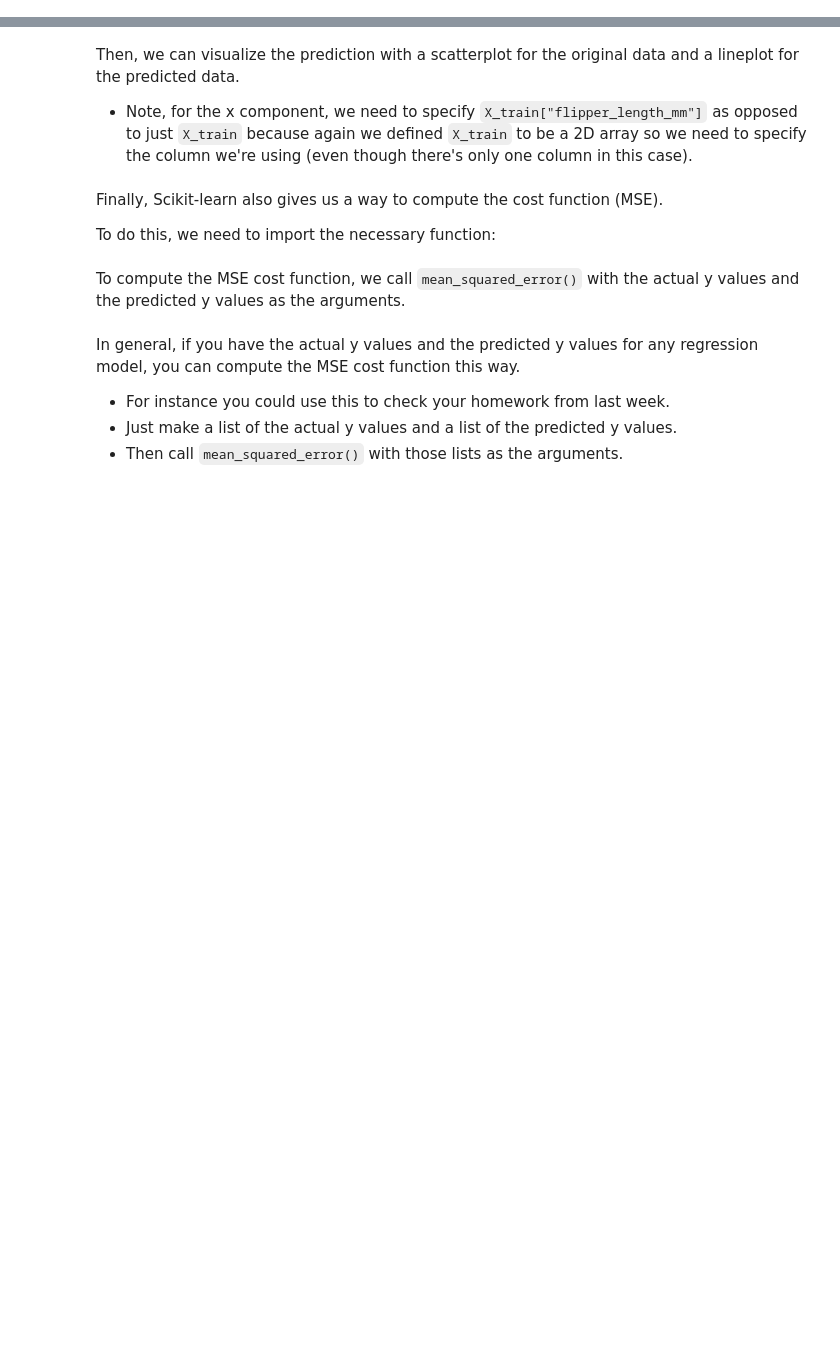
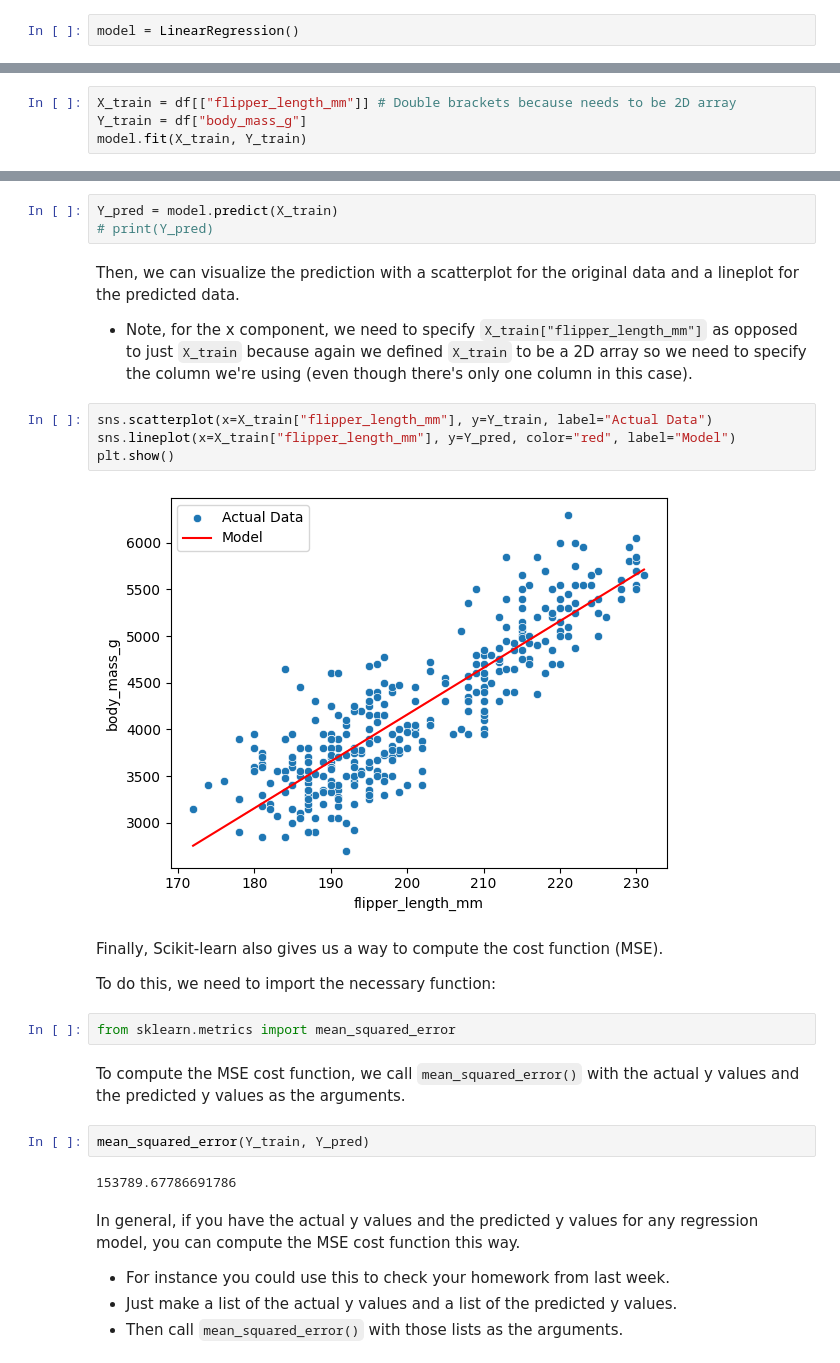
Before and after one commit to dymiyata/python-pro-intro-to-ml-spring-2026, a Jupyter notebook: intro_to_linear_regression.ipynb, the cells around one changed output, grey strips where cells are left out. Cells and saved outputs as stored; diff of their text form; blank space fills up the shorter version.

```diff
--- a/intro_to_linear_regression.ipynb
+++ b/intro_to_linear_regression.ipynb
@@ -115,8 +196,14 @@ First we import the linear regression model from Scikit-learn (`sklearn`)
 # %% [markdown]
 Next, we need to actually define the model
+# %%
+model = LinearRegression()
 # %% [markdown]
 Now, we train the model to our penguin training data from earlier.
 
 Here, we call `model.fit()` and input the training data as the arguments.
 
 **Note**: An important detail is that the `LinearRegression` model in Scikit-learn expects a 2D array for the input feature data (the X data).
+# %%
+X_train = df[["flipper_length_mm"]] # Double brackets because needs to be 2D array
+Y_train = df["body_mass_g"]
+model.fit(X_train, Y_train)
@@ -134,15 +229,30 @@ Note: Scikit-learn uses a trailing underscore for fitted parameters/attributes (
 We can even get the predicted y values by running `model.predict` on the x value of the training data.
 
 You should think of `model.predict` as actually running the function on some inputs.
+# %%
+Y_pred = model.predict(X_train)
+# print(Y_pred)
 # %% [markdown]
 Then, we can visualize the prediction with a scatterplot for the original data and a lineplot for the predicted data.
 - Note, for the x component, we need to specify `X_train["flipper_length_mm"]` as opposed to just `X_train` because again we defined `X_train` to be a 2D array so we need to specify the column we're using (even though there's only one column in this case).
+# %%
+sns.scatterplot(x=X_train["flipper_length_mm"], y=Y_train, label="Actual Data")
+sns.lineplot(x=X_train["flipper_length_mm"], y=Y_pred, color="red", label="Model")
+plt.show()
+# %% [output]
+[figure, added]
 # %% [markdown]
 Finally, Scikit-learn also gives us a way to compute the cost function (MSE).
 
 To do this, we need to import the necessary function:
+# %%
+from sklearn.metrics import mean_squared_error
 # %% [markdown]
 To compute the MSE cost function, we call `mean_squared_error()` with the actual y values and the predicted y values as the arguments.
+# %%
+mean_squared_error(Y_train, Y_pred)
+# %% [output]
+153789.67786691786
 # %% [markdown]
 In general, if you have the actual y values and the predicted y values for any regression model, you can compute the MSE cost function this way.
 - For instance you could use this to check your homework from last week.
```
Also changed, not shown: parts of 13 cells of this notebook.
